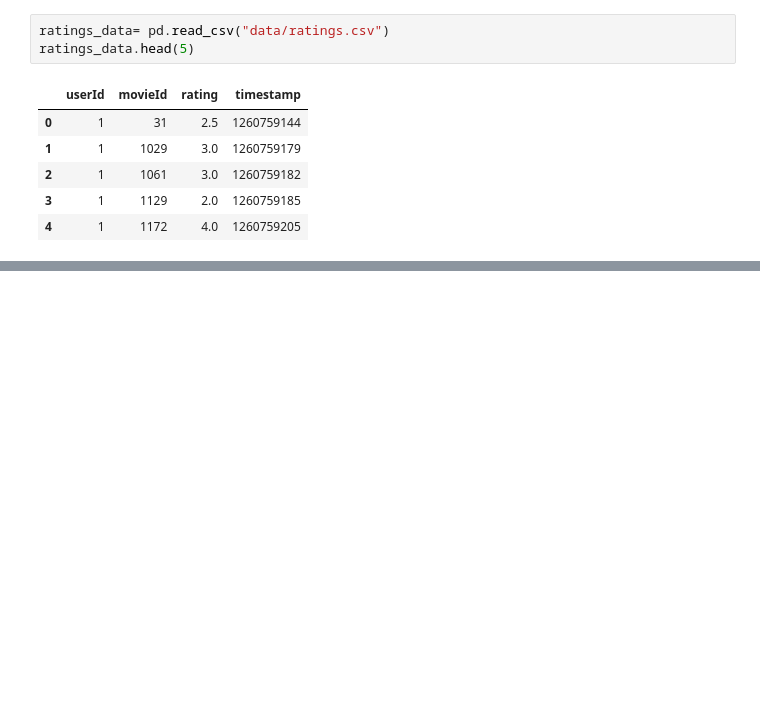
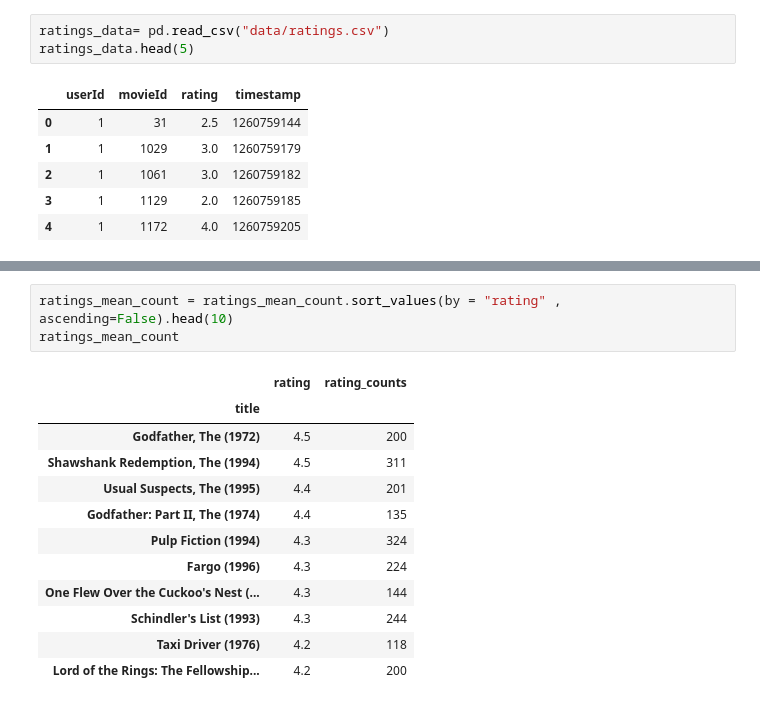
Before and after one commit to gaetanyossa/netflix_recommandation_system, a Jupyter notebook: Notebook.ipynb, the cells around one changed output, grey strips where cells are left out. Drawn from its saved outputs; the diff is of its cells as text; blank space fills up the shorter version.

```diff
--- a/Notebook.ipynb
+++ b/Notebook.ipynb
@@ -36,0 +167,16 @@ movie_data.head(5)
+# %%
+ratings_mean_count = ratings_mean_count.sort_values(by = "rating" , ascending=False).head(10)
+ratings_mean_count
+# %% [output]
+|  | rating | rating_counts |
+| title |  |  |
+| Godfather, The (1972) | 4.5 | 200 |
+| Shawshank Redemption, The (1994) | 4.5 | 311 |
+| Usual Suspects, The (1995) | 4.4 | 201 |
+| Godfather: Part II, The (1974) | 4.4 | 135 |
+| Pulp Fiction (1994) | 4.3 | 324 |
+| Fargo (1996) | 4.3 | 224 |
+| One Flew Over the Cuckoo's Nest (... | 4.3 | 144 |
+| Schindler's List (1993) | 4.3 | 244 |
+| Taxi Driver (1976) | 4.2 | 118 |
+| Lord of the Rings: The Fellowship... | 4.2 | 200 |
```
Also changed, not shown: parts of 32 cells of this notebook, 2 other files.
